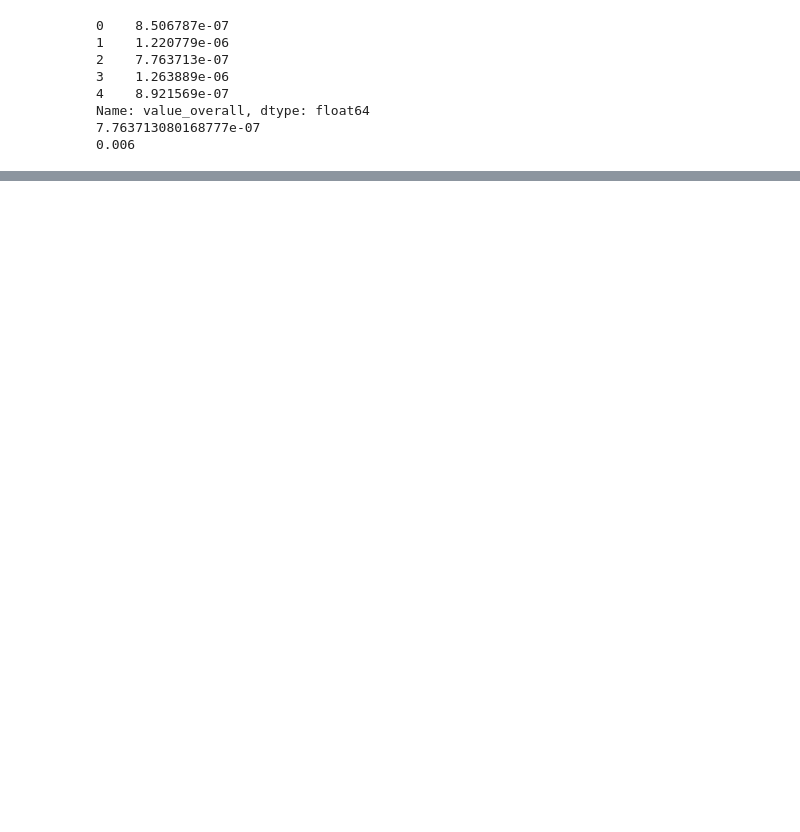
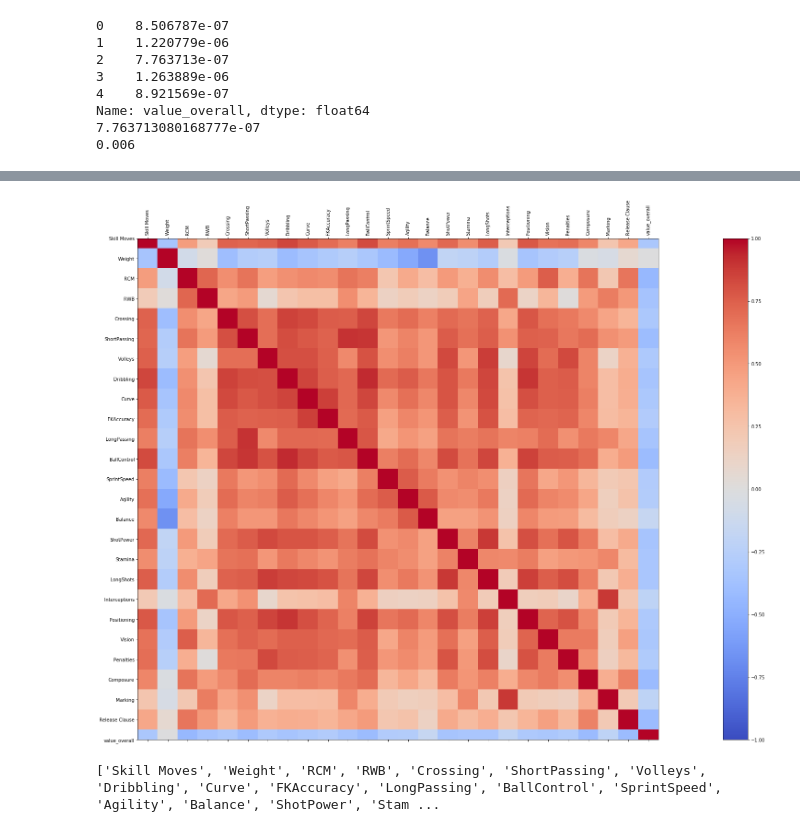
Before and after one commit to laffertyrichard/fifa19_supervised, a Jupyter notebook: fifa19_supervised.ipynb, the cells around one changed output, grey strips where cells are left out. Saved outputs shown, nothing was run; the diff lists cells and outputs as text; code cells hidden in the pictures; blank space fills up the shorter version.

```diff
--- a/fifa19_supervised.ipynb
+++ b/fifa19_supervised.ipynb
@@ -541,0 +650,10 @@ for i, col in enumerate(object_columns):
+# %%
+drop_list = ['Skill Moves', 'Weight', 'ST', 'RS', 'LW', 'LF',
+              'CF', 'RF', 'RW', 'LAM', 'CAM', 'RAM', 'LM', 'LCM',
+              'CM', 'RCM', 'RM', 'LDM', 'CDM', 'RDM', 'RWB', 'LB',
+              'LCB', 'CB', 'RCB', 'RB', 'Crossing', 'ShortPassing',
+              'Volleys', 'Dribbling', 'Curve', 'FKAccuracy',
+              'LongPassing', 'BallControl', 'SprintSpeed', 'Agility',
+              'Balance', 'ShotPower', 'Stamina', 'LongShots', 'Interceptions',
+              'Positioning', 'Vision', 'Penalties', 'Composure', 'Marking',
+              'StandingTackle', 'SlidingTackle', 'Release Clause', 'value_overall']
@@ -541,0 +684,22 @@ for i, col in enumerate(object_columns):
+# %%
+corr = fifa19[drop_list].corr()
+fig = plt.figure(figsize=(50, 20))
+ax = fig.add_subplot(111)
+cax = ax.matshow(corr, cmap='coolwarm', vmin=-1, vmax=1)
+fig.colorbar(cax)
+ticks = np.arange(0, len(fifa19[drop_list].columns), 1)
+ax.set_xticks(ticks)
+plt.xticks(rotation=90)
+ax.set_yticks(ticks)
+ax.set_xticklabels(fifa19[drop_list].columns)
+ax.set_yticklabels(fifa19[drop_list].columns)
+plt.show()
+drop = ['ST', 'RS', 'LW', 'LF', 'CF', 'RF',
+        'RW', 'LAM', 'CAM', 'RAM', 'LM', 'LCM',
+        'CM', 'RM', 'LDM', 'CDM', 'RDM', 'LB',
+        'LCB', 'CB', 'RCB', 'RB', 'StandingTackle', 'SlidingTackle']
+drop_list = [ele for ele in drop_list if ele not in drop]
+print(drop_list)
+# %% [output]
+[figure, added]
+['Skill Moves', 'Weight', 'RCM', 'RWB', 'Crossing', 'ShortPassing', 'Volleys', 'Dribbling', 'Curve', 'FKAccuracy', 'LongPassing', 'BallControl', 'SprintSpeed', 'Agility', 'Balance', 'ShotPower', 'Stam ...
```
Also changed, not shown: parts of 45 cells of this notebook.
